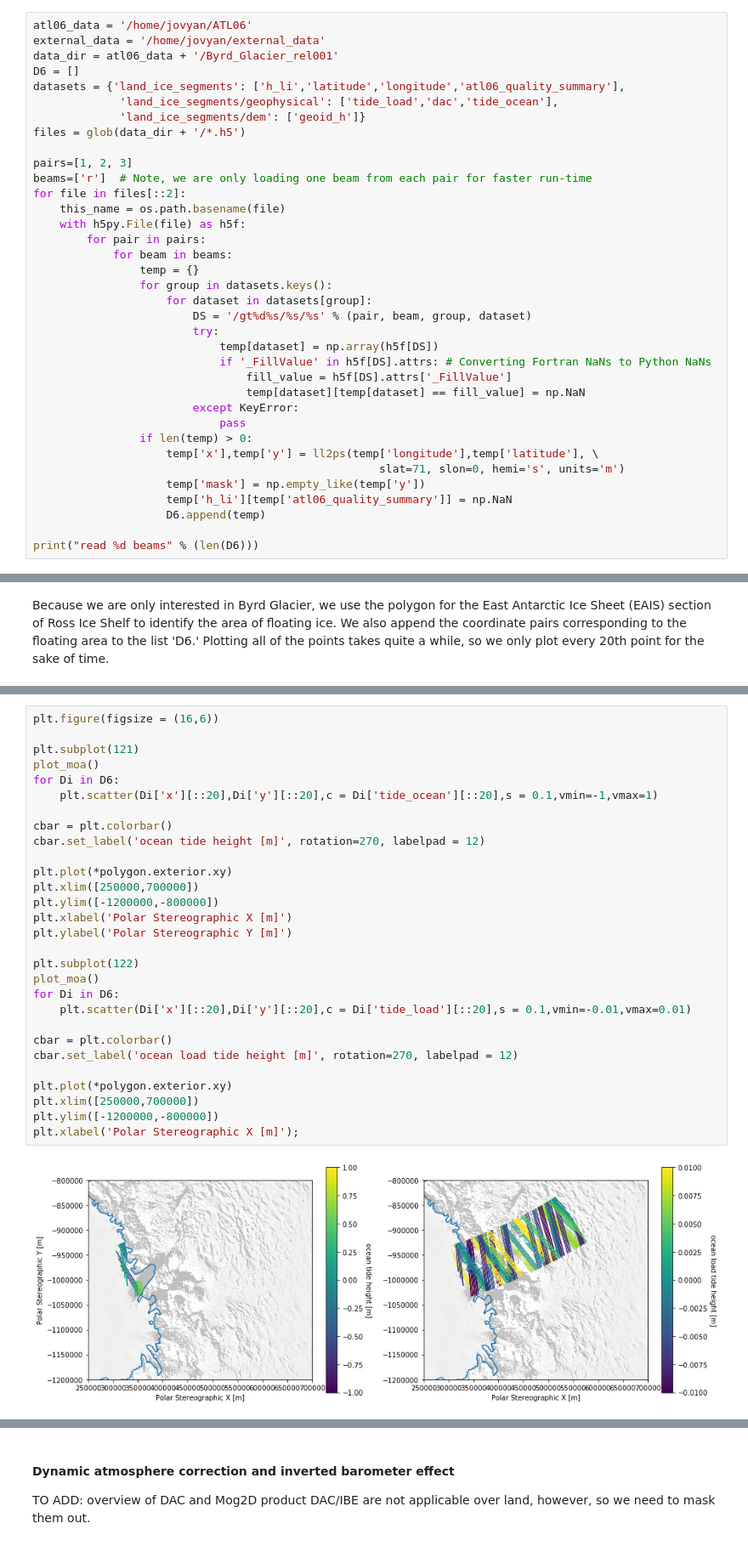
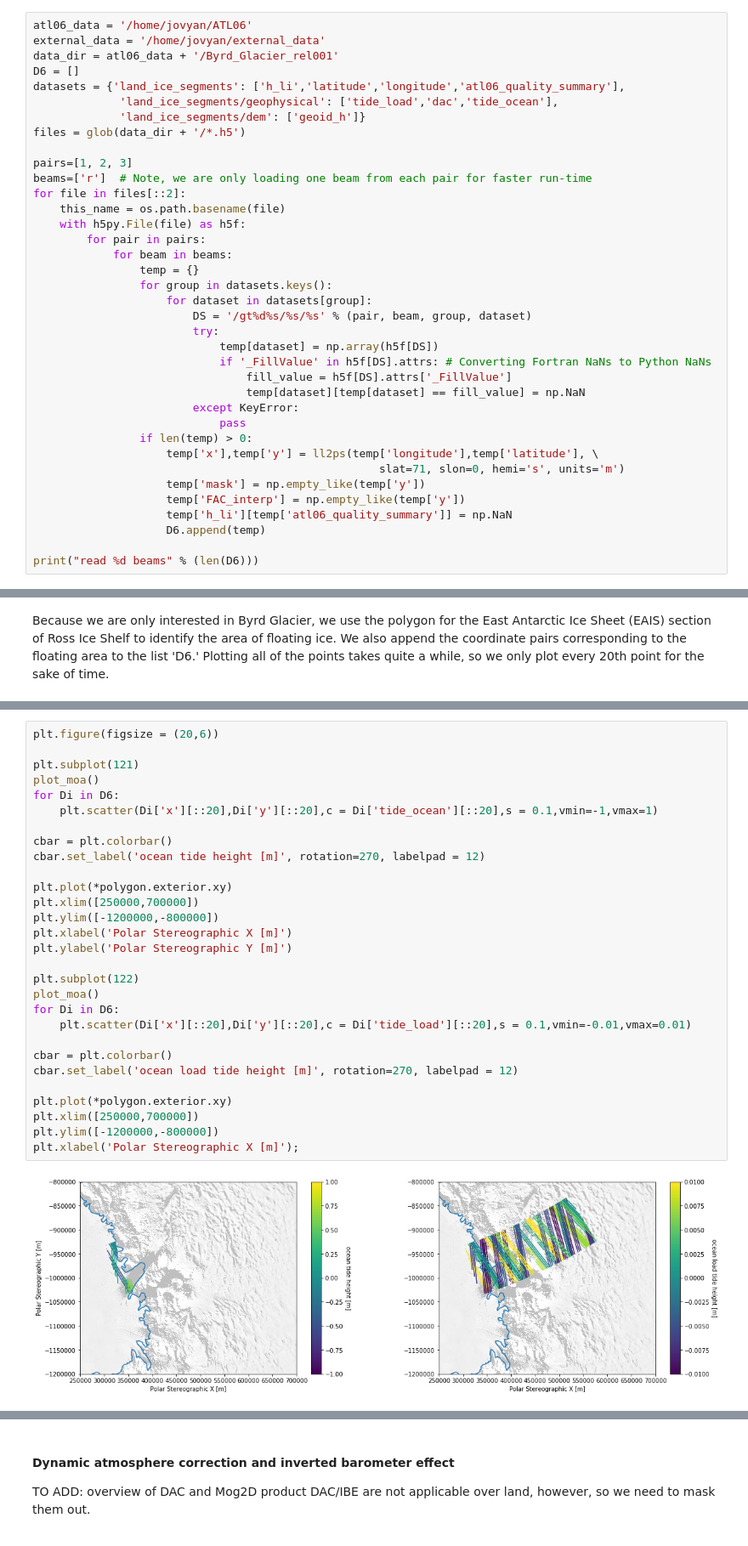
Before and after one commit to ICESAT-2HackWeek/data-correction, a Jupyter notebook: data_correction.ipynb, the cells around one changed output, grey strips where cells are left out. Shown at 85% size. Cells and saved outputs as stored; diff of their text form.

```diff
--- a/data_correction.ipynb
+++ b/data_correction.ipynb
@@ -61,6 +61,7 @@ for file in files[::2]:
                     temp['x'],temp['y'] = ll2ps(temp['longitude'],temp['latitude'], \
                                                     slat=71, slon=0, hemi='s', units='m')
                     temp['mask'] = np.empty_like(temp['y'])
+                    temp['FAC_interp'] = np.empty_like(temp['y'])
                     temp['h_li'][temp['atl06_quality_summary']] = np.NaN
                     D6.append(temp)
 
@@ -165,33 +163,33 @@ TO ADD: discussion of different tide models for different regions, image of CATS
 Let us first take a quick look at the spatial variability of the GOT 4.8 model output for the ocean tides and ocean tidal loading in the floating section of the Byrd Glacier data. This should take a moment to run.
 # %%
-plt.figure(figsize = (16,6))
+plt.figure(figsize = (20,6))
 
 plt.subplot(121)
 plot_moa()
 for Di in D6:
     plt.scatter(Di['x'][::20],Di['y'][::20],c = Di['tide_ocean'][::20],s = 0.1,vmin=-1,vmax=1)
 
 cbar = plt.colorbar()
 cbar.set_label('ocean tide height [m]', rotation=270, labelpad = 12)
 
 plt.plot(*polygon.exterior.xy)
 plt.xlim([250000,700000])
 plt.ylim([-1200000,-800000])
 plt.xlabel('Polar Stereographic X [m]')
 plt.ylabel('Polar Stereographic Y [m]')
 
 plt.subplot(122)
 plot_moa()
 for Di in D6:
     plt.scatter(Di['x'][::20],Di['y'][::20],c = Di['tide_load'][::20],s = 0.1,vmin=-0.01,vmax=0.01)
 
 cbar = plt.colorbar()
 cbar.set_label('ocean load tide height [m]', rotation=270, labelpad = 12)
 
 plt.plot(*polygon.exterior.xy)
 plt.xlim([250000,700000])
 plt.ylim([-1200000,-800000])
 plt.xlabel('Polar Stereographic X [m]');
 # %% [output]
-[figure, old version]
+[figure, new version]
 # %% [markdown]
```
Also changed, not shown: parts of 29 cells of this notebook.
